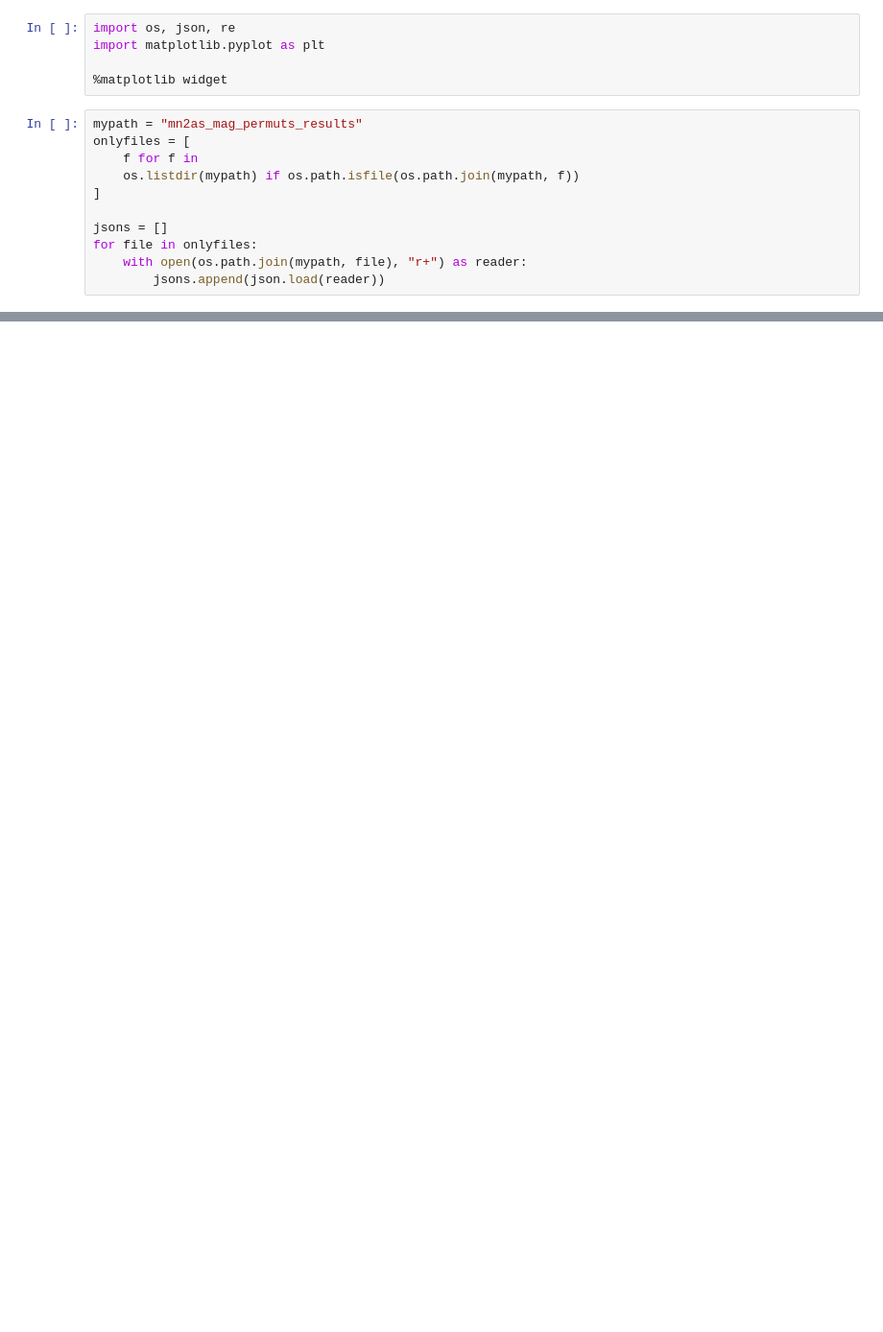
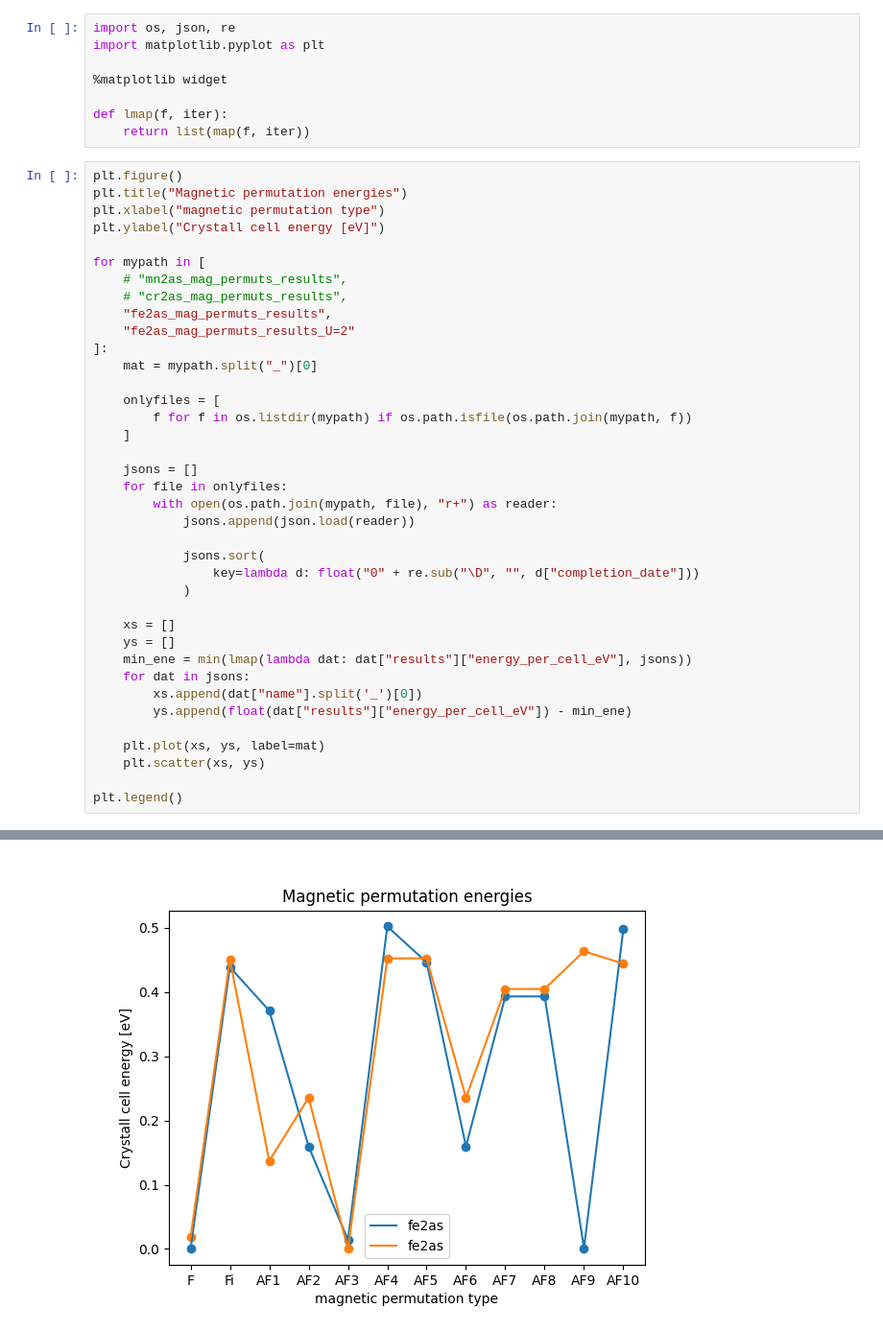
Before and after one commit to rudytak/wien2k.py, a Jupyter notebook: execs/magnetic_permutations_eval.ipynb, the cells around one changed output, grey strips where cells are left out. Shown at 96% size. Saved outputs shown, nothing was run; the diff lists cells and outputs as text; blank space fills up the shorter version.

```diff
--- a/execs/magnetic_permutations_eval.ipynb
+++ b/execs/magnetic_permutations_eval.ipynb
@@ -3,14 +3,45 @@ import os, json, re
 import matplotlib.pyplot as plt
 
 %matplotlib widget
+
+def lmap(f, iter):
+    return list(map(f, iter))
 # %%
-mypath = "mn2as_mag_permuts_results"
-onlyfiles = [
-    f for f in
-    os.listdir(mypath) if os.path.isfile(os.path.join(mypath, f))
-]
+plt.figure()
+plt.title("Magnetic permutation energies")
+plt.xlabel("magnetic permutation type")
+plt.ylabel("Crystall cell energy [eV]")
 
-jsons = []
-for file in onlyfiles:
-    with open(os.path.join(mypath, file), "r+") as reader:
-        jsons.append(json.load(reader))
+for mypath in [
+    # "mn2as_mag_permuts_results",
+    # "cr2as_mag_permuts_results",
+    "fe2as_mag_permuts_results",
+    "fe2as_mag_permuts_results_U=2"
+]:
+    mat = mypath.split("_")[0]
+
+    onlyfiles = [
+        f for f in os.listdir(mypath) if os.path.isfile(os.path.join(mypath, f))
+    ]
+
+    jsons = []
+    for file in onlyfiles:
+        with open(os.path.join(mypath, file), "r+") as reader:
+            jsons.append(json.load(reader))
+
+            jsons.sort(
+                key=lambda d: float("0" + re.sub("\D", "", d["completion_date"]))
+            )
+
+    xs = []
+    ys = []
+    min_ene = min(lmap(lambda dat: dat["results"]["energy_per_cell_eV"], jsons))
+    for dat in jsons:
+        xs.append(dat["name"].split('_')[0])
+        ys.append(float(dat["results"]["energy_per_cell_eV"]) - min_ene)
+
+    plt.plot(xs, ys, label=mat)
+    plt.scatter(xs, ys)
+
+plt.legend()
+# %% [output]
@@ -16,0 +49 @@ for file in onlyfiles:
+[figure, added]
```
Also changed, not shown: parts of 2 cells of this notebook, 58 other files.
